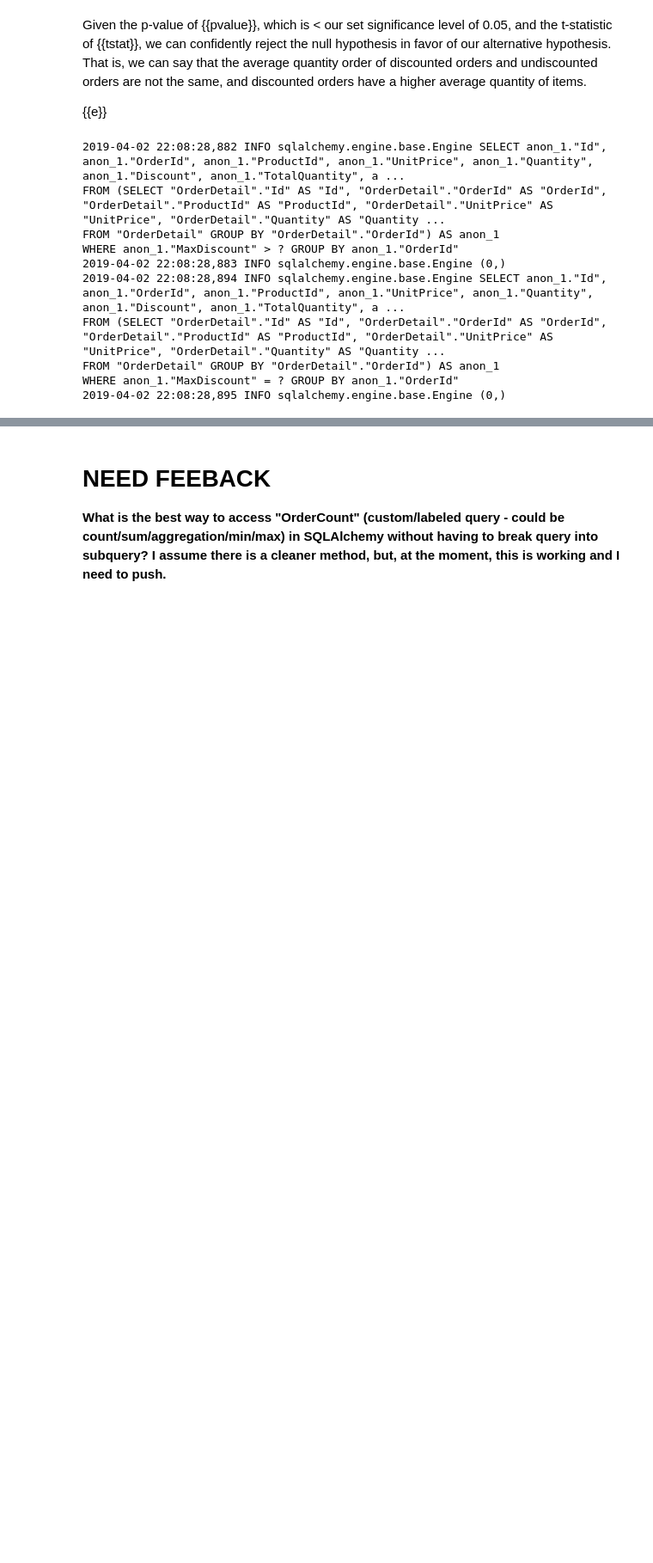
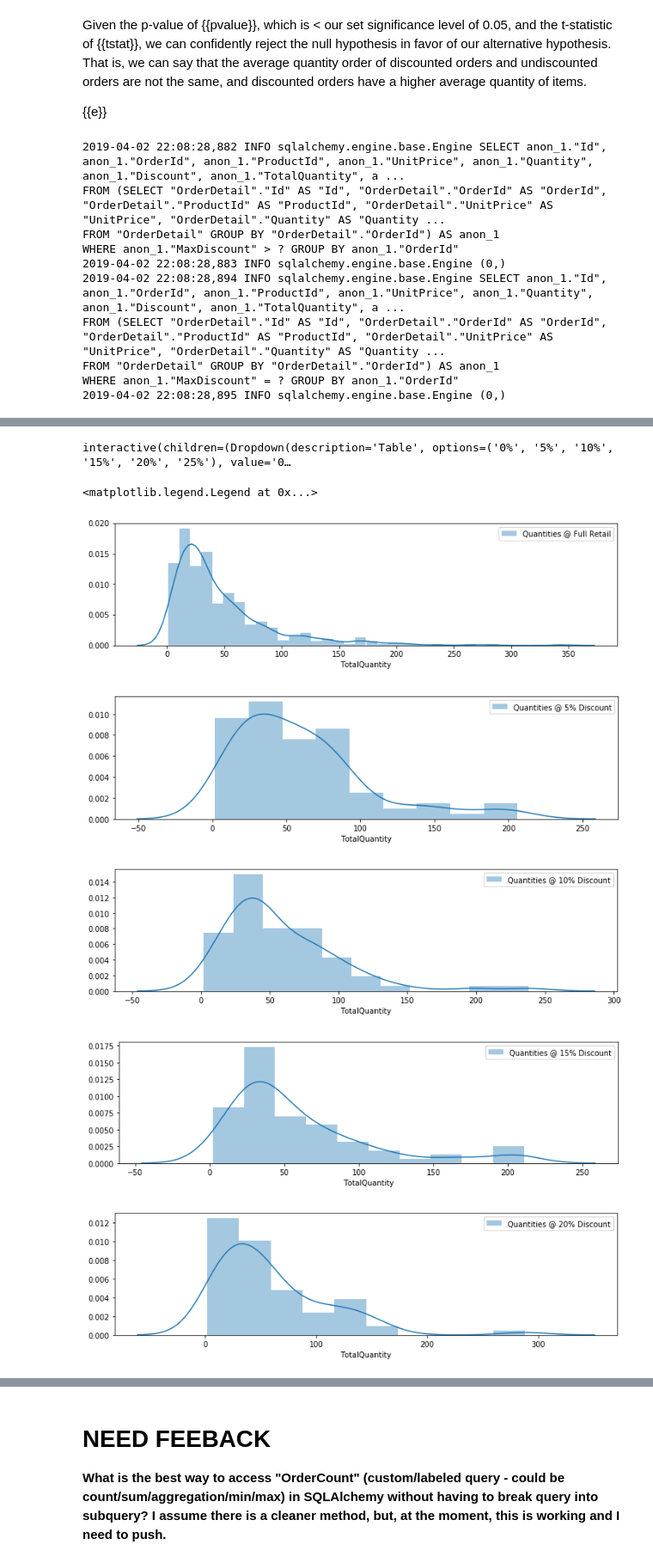
Before and after one commit to whitcrrd/dsc-2-final-project-online-ds-ft-021119, a Jupyter notebook: project-outline.ipynb, the cells around one changed output, grey strips where cells are left out. Shown: that part at 86% size. Saved outputs shown, nothing was run; the diff lists cells and outputs as text; code cells hidden in the pictures; blank space fills up the shorter version.

```diff
--- a/project-outline.ipynb
+++ b/project-outline.ipynb
@@ -295,0 +394,16 @@ WHERE anon_1."MaxDiscount" = ? GROUP BY anon_1."OrderId"
+# %%
+# takes Discount (fraction) as input and returns TotalQuantity
+# from OrderDetails that have the chosen Discount
+def query_orders_by_discount(discount):
+    query = session.query(OrderDetail.OrderId,
+                            func.sum(OrderDetail.Quantity).label("TotalQuantity")
+                            ).filter(OrderDetail.Discount == discount).group_by(OrderDetail.OrderId)
+    orders = pd.read_sql(query.statement, engine)
+    return orders
+# %%
+discount_0 = query_orders_by_discount(0)
+discount_5 = query_orders_by_discount(0.05)
+discount_10 = query_orders_by_discount(0.10)
+discount_15 = query_orders_by_discount(0.15)
+discount_20 = query_orders_by_discount(0.20)
+discount_25 = query_orders_by_discount(0.25)
@@ -295,0 +428,38 @@ WHERE anon_1."MaxDiscount" = ? GROUP BY anon_1."OrderId"
+# %%
+preview_select = ["0%", "5%", "10%", "15%", "20%", "25%"]
+preview_hash = {"0%": discount_0, "5%": discount_5, "10%": discount_10, "15%": discount_15, "20%": discount_20, "25%": discount_25}
+@interact
+def table_preview(Table = preview_select, Preview = ['Head','Description']):
+    df = preview_hash[Table]
+    preview_return = {'Head':df.head(10), 'Description':df.describe()}
+    out = preview_return[Preview]
+    return out
+# %% [output]
+interactive(children=(Dropdown(description='Table', options=('0%', '5%', '10%', '15%', '20%', '25%'), value='0…
+# %%
+# Take a look at the distributions of quantities ordered at given discount rates
+fig = plt.figure(figsize=(12,3))
+sns.distplot(discount_0.TotalQuantity, label="Quantities @ Full Retail")
+plt.legend()
+fig = plt.figure(figsize=(12,3))
+sns.distplot(discount_5.TotalQuantity, label="Quantities @ 5% Discount")
+plt.legend()
+fig = plt.figure(figsize=(12,3))
+sns.distplot(discount_10.TotalQuantity, label="Quantities @ 10% Discount")
+plt.legend()
+fig = plt.figure(figsize=(12,3))
+sns.distplot(discount_15.TotalQuantity, label="Quantities @ 15% Discount")
+plt.legend()
+fig = plt.figure(figsize=(12,3))
+sns.distplot(discount_20.TotalQuantity, label="Quantities @ 20% Discount")
+plt.legend()
+fig = plt.figure(figsize=(12,3))
+sns.distplot(discount_25.TotalQuantity, label="Quantities @ 25% Discount")
+plt.legend()
+# %% [output]
+<matplotlib.legend.Legend at 0x...>
+[figure, added]
+[figure, added]
+[figure, added]
+[figure, added]
+[figure, added]
```
Also changed, not shown: parts of 20 cells of this notebook.
